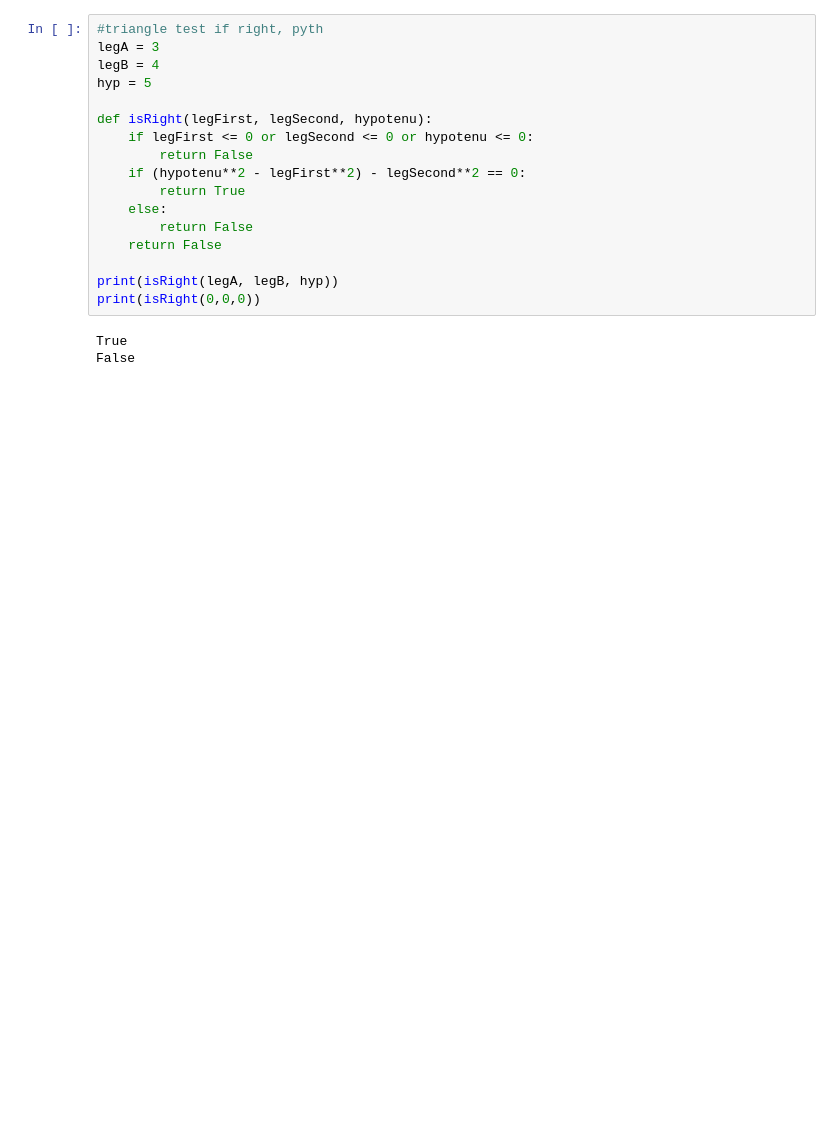
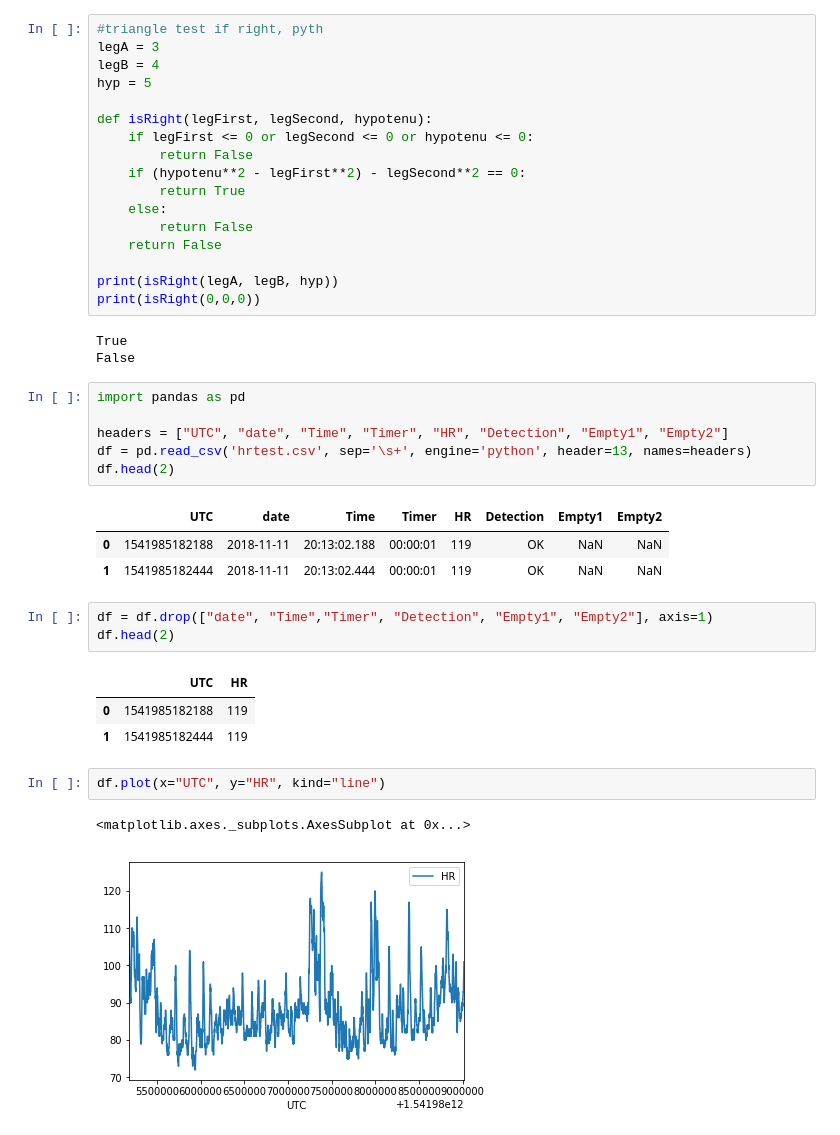
Before and after one commit to knaik/PythonPractice, a Jupyter notebook: May292020.ipynb, the cells around one changed output. Drawn from its saved outputs; the diff is of its cells as text; blank space fills up the shorter version.

```diff
--- a/May292020.ipynb
+++ b/May292020.ipynb
@@ -47,3 +48,25 @@ print(isRight(0,0,0))
 # %% [output]
 True
 False
+# %%
+import pandas as pd
+
+headers = ["UTC", "date", "Time", "Timer", "HR", "Detection", "Empty1", "Empty2"]
+df = pd.read_csv('hrtest.csv', sep='\s+', engine='python', header=13, names=headers)
+df.head(2)
+# %% [output]
+|  | UTC | date | Time | Timer | HR | Detection | Empty1 | Empty2 |
+| 0 | 1541985182188 | 2018-11-11 | 20:13:02.188 | 00:00:01 | 119 | OK | NaN | NaN |
+| 1 | 1541985182444 | 2018-11-11 | 20:13:02.444 | 00:00:01 | 119 | OK | NaN | NaN |
+# %%
+df = df.drop(["date", "Time","Timer", "Detection", "Empty1", "Empty2"], axis=1)
+df.head(2)
+# %% [output]
+|  | UTC | HR |
+| 0 | 1541985182188 | 119 |
+| 1 | 1541985182444 | 119 |
+# %%
+df.plot(x="UTC", y="HR", kind="line")
+# %% [output]
+<matplotlib.axes._subplots.AxesSubplot at 0x...>
+[figure, added]
```
Also changed, not shown: parts of 2 cells of this notebook.
